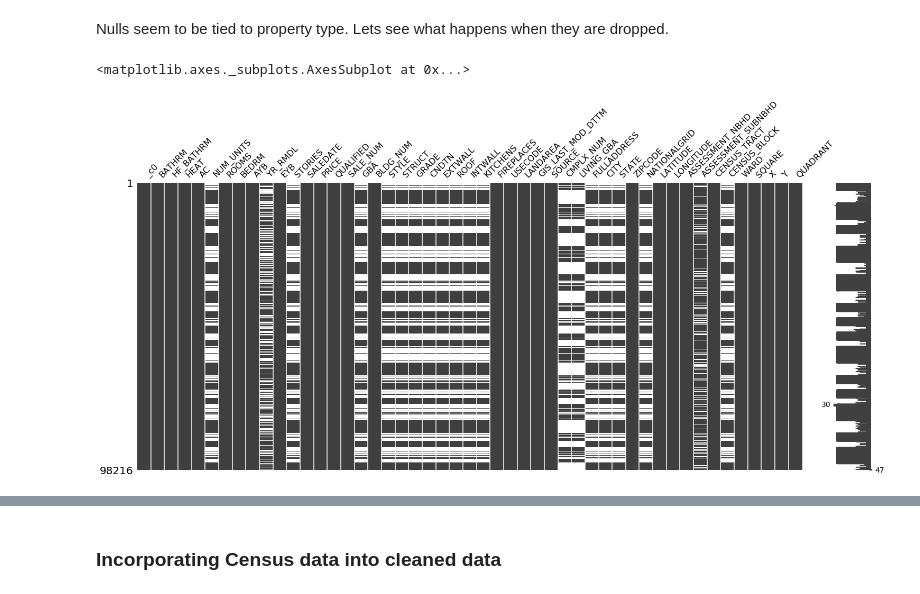
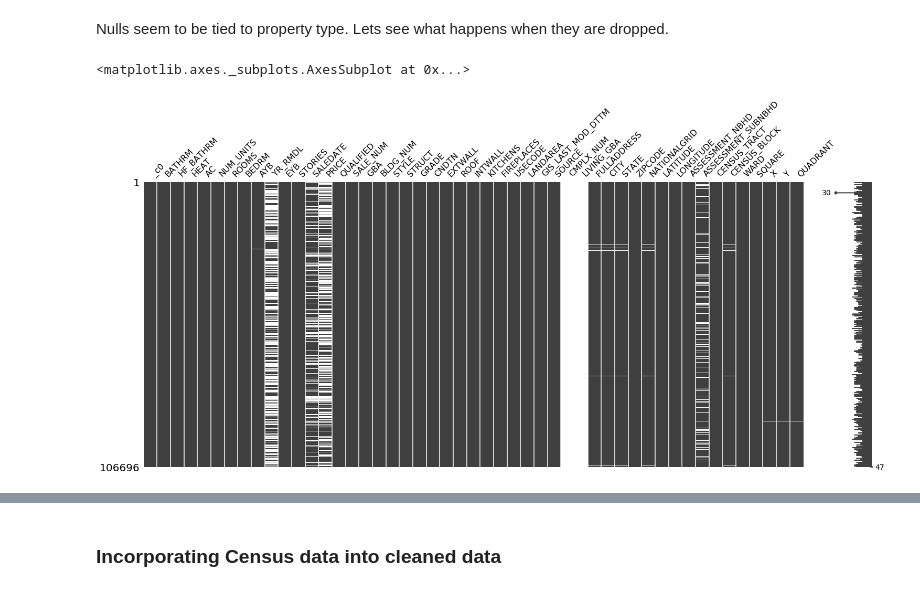
Before and after one commit to elieric/is843, a Jupyter notebook: assignment_1.ipynb, the cells around one changed output, grey strips where cells are left out. Drawn from its saved outputs; the diff is of its cells as text; code cells hidden in the pictures.

Commit message:
no NULLs; readable pandas dataframe for regression analyses

```diff
--- a/assignment_1.ipynb
+++ b/assignment_1.ipynb
@@ -237,9 +301,9 @@ msno.matrix(py_df)
 Nulls seem to be tied to property type.
 Lets see what happens when they are dropped.
 # %%
-py_df_new = df.where(~F.col("PRICE").isNull()).toPandas()
-
-msno.matrix(py_df_new)
+# limiting data to where sq.ft. exists
+py_GBA = df.where(~F.col("GBA").isNull()).toPandas()
+msno.matrix(py_GBA)
 # %% [output]
 <matplotlib.axes._subplots.AxesSubplot at 0x...>
-[figure, old version]
+[figure, new version]
```
Also changed, not shown: parts of 29 cells of this notebook.
